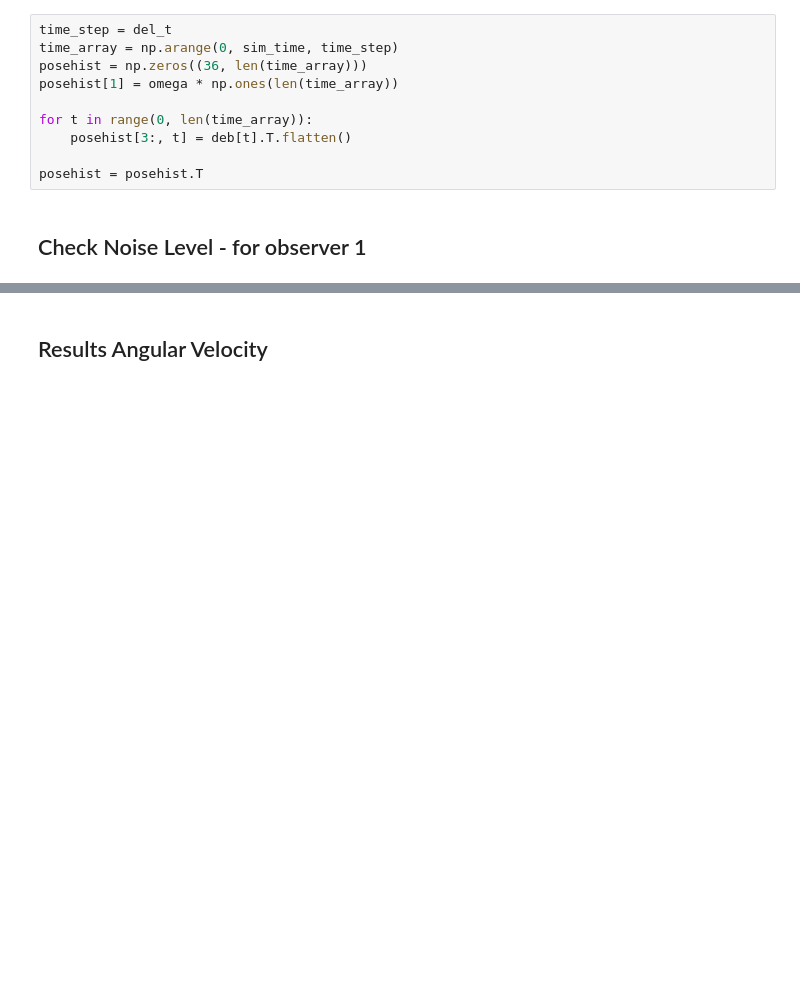
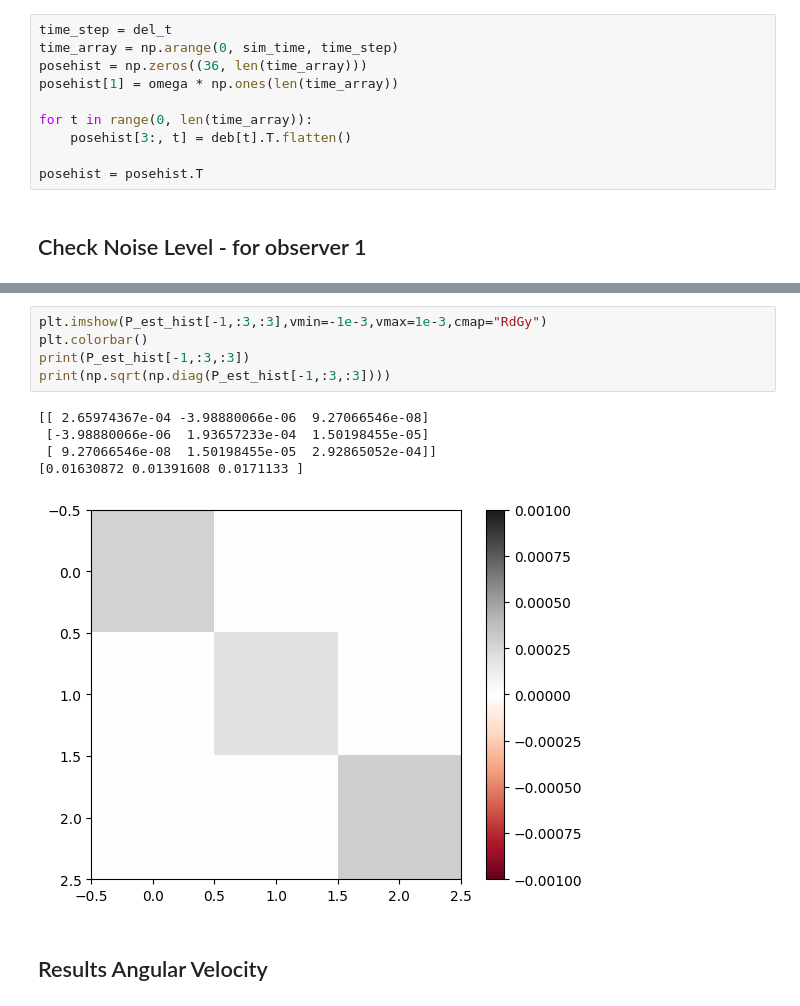
Before and after one commit to annasulzer/273-final-project, a Jupyter notebook: simulate_playground_EKF.ipynb, the cells around one changed output, grey strips where cells are left out. Drawn from its saved outputs; the diff is of its cells as text; blank space fills up the shorter version.

```diff
--- a/simulate_playground_EKF.ipynb
+++ b/simulate_playground_EKF.ipynb
@@ -171,3 +172,14 @@ plt.plot(time_array, np.linalg.norm(posehist[:, 3:6] - sat, axis = 1))
+# %%
+plt.imshow(P_est_hist[-1,:3,:3],vmin=-1e-3,vmax=1e-3,cmap="RdGy")
+plt.colorbar()
+print(P_est_hist[-1,:3,:3])
+print(np.sqrt(np.diag(P_est_hist[-1,:3,:3])))
+# %% [output]
+[[ 2.65974367e-04 -3.98880066e-06  9.27066546e-08]
+ [-3.98880066e-06  1.93657233e-04  1.50198455e-05]
+ [ 9.27066546e-08  1.50198455e-05  2.92865052e-04]]
+[0.01630872 0.01391608 0.0171133 ]
+[figure, added]
 # %% [markdown]
 ## Results Angular Velocity
 # %%
```
Also changed, not shown: parts of 15 cells of this notebook, 4 other files.
